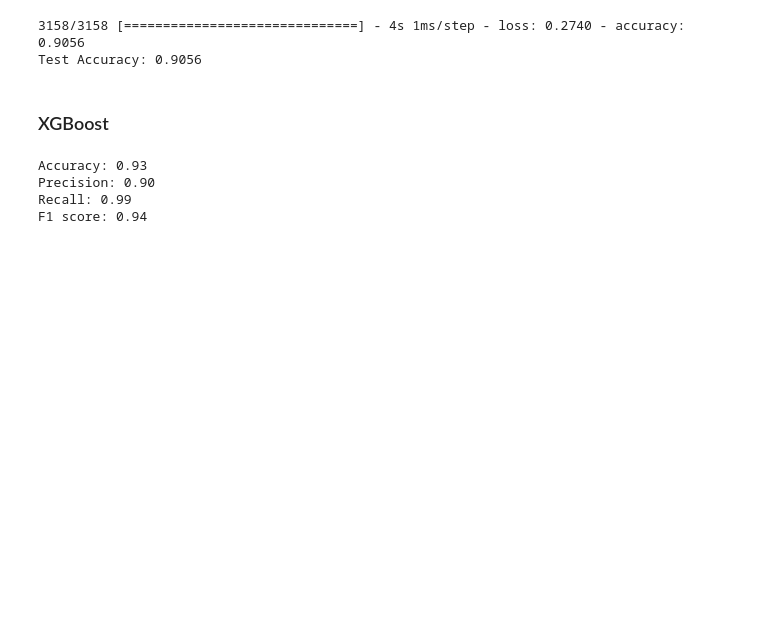
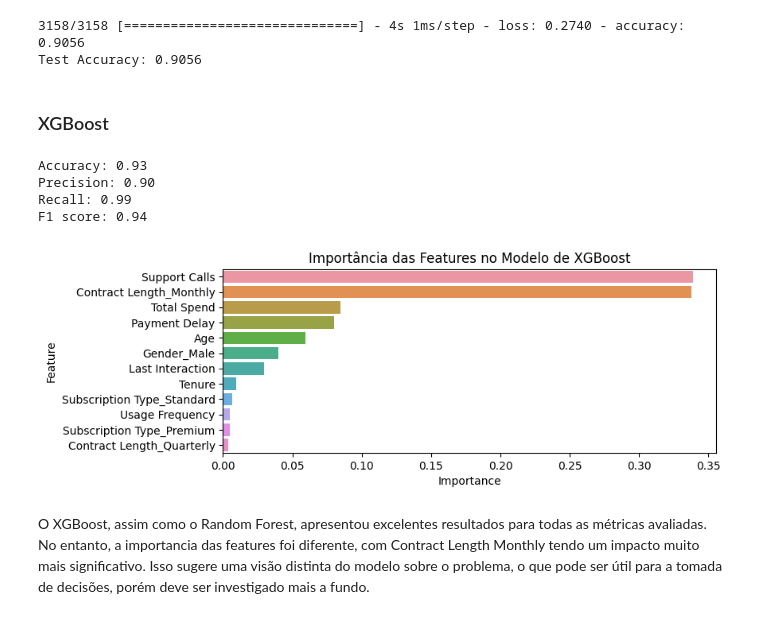
Before and after one commit to paduathiago/churn_prediction, a Jupyter notebook: churn_prediction.ipynb, the cells around one changed output. Drawn from its saved outputs; the diff is of its cells as text; code cells hidden in the pictures; blank space fills up the shorter version.

Commit message:
evaluated every model

```diff
--- a/churn_prediction.ipynb
+++ b/churn_prediction.ipynb
@@ -511,7 +552,7 @@ Além disso, o gráfico acima revela que as features mais impactantes para a pre
 # %%
 from sklearn.ensemble import AdaBoostClassifier
 
-ada = AdaBoostClassifier(n_estimators=1000, random_state=42)
+ada = AdaBoostClassifier(n_estimators=400, random_state=42)
 
 ada.fit(X_train2, y_train2)
 predictions = ada.predict(X_test2)
@@ -593,3 +631,21 @@ Accuracy: 0.93
 Precision: 0.90
 Recall: 0.99
 F1 score: 0.94
+# %%
+feature_importances = xgb_model.feature_importances_
+
+importances_df = pd.DataFrame({
+    'Feature': features,
+    'Importance': feature_importances
+})
+
+importances_df = importances_df.sort_values(by='Importance', ascending=False)
+
+plt.figure(figsize=(8, 3))
+sns.barplot(x='Importance', y='Feature', data=importances_df)
+plt.title('Importância das Features no Modelo de XGBoost')
+plt.show()
+# %% [output]
+[figure, added]
+# %% [markdown]
+O XGBoost, assim como o Random Forest, apresentou excelentes resultados para todas as métricas avaliadas. No entanto, a importancia das features foi diferente, com Contract Length Monthly tendo um impacto muito mais significativo. Isso sugere uma visão distinta do modelo sobre o problema, o que pode ser útil para a tomada de decisões, porém deve ser investigado mais a fundo.
```
Also changed, not shown: parts of 12 cells of this notebook.
